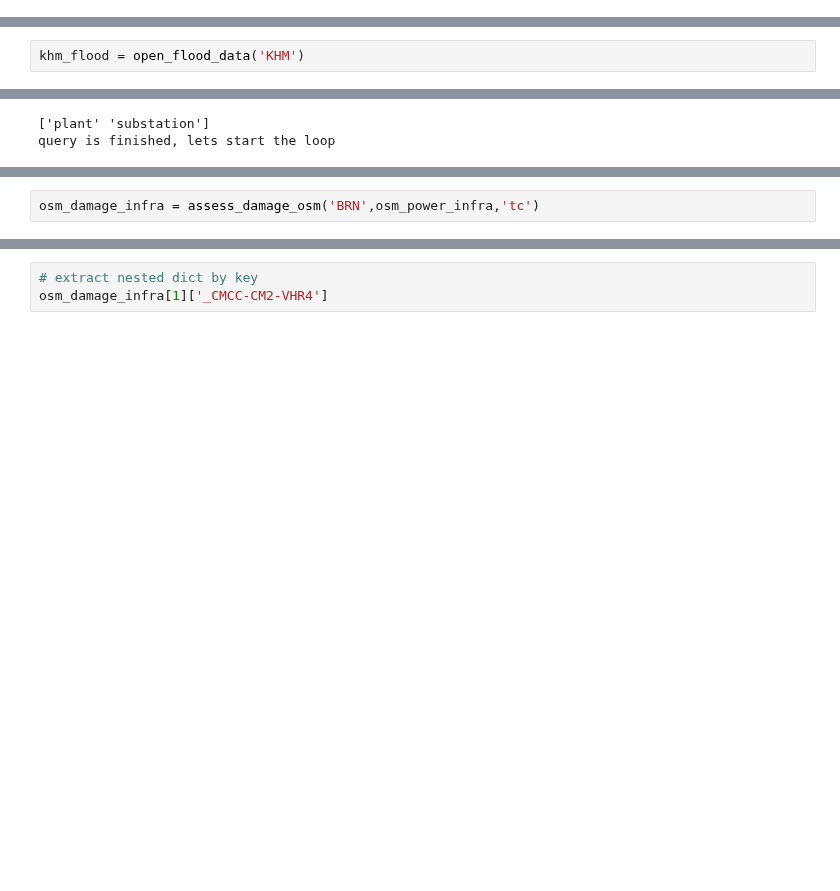
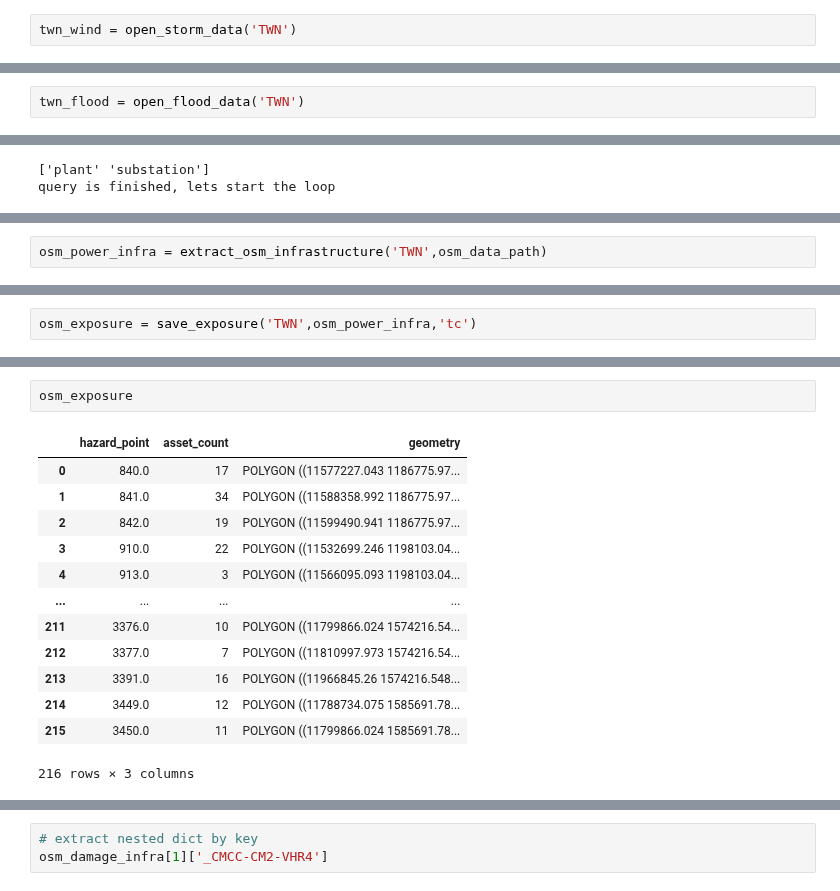
Before and after one commit to Mengqi-Ye/pg_risk_analysis, a Jupyter notebook: notebooks/Example_run.ipynb, the cells around one changed output, grey strips where cells are left out. Cells and saved outputs as stored; diff of their text form; blank space fills up the shorter version.

```diff
--- a/notebooks/Example_run.ipynb
+++ b/notebooks/Example_run.ipynb
@@ -679,5 +680,7 @@ def open_storm_data(country_code):
         df_ds[climate_model] = df_ds_cl
 
     return df_ds
+# %%
+twn_wind = open_storm_data('TWN')
 # %%
 brn_wind = open_storm_data('BRN')
@@ -808,5 +863,5 @@ Wall time: 3min 58s
 # %%
-khm_flood = open_flood_data('KHM')
+twn_flood = open_flood_data('TWN')
 # %% [output]
 Loading historical coastal flood data ...
 Loading future coastal flood data ...
@@ -1271,0 +1089,2 @@ brn_curve[0]
+# %%
+osm_power_infra = extract_osm_infrastructure('TWN',osm_data_path)
@@ -1272,3 +1196,3 @@ brn_curve[0]
 # %%
-osm_damage_infra = assess_damage_osm('BRN',osm_power_infra,'tc')
+osm_exposure = save_exposure('TWN',osm_power_infra,'tc')
 # %% [output]
@@ -1277,0 +1217,16 @@ The ratio_usa for BRN is 0.5201
+# %%
+osm_exposure
+# %% [output]
+|  | hazard_point | asset_count | geometry |
+| 0 | 840.0 | 17 | POLYGON ((11577227.043 1186775.97... |
+| 1 | 841.0 | 34 | POLYGON ((11588358.992 1186775.97... |
+| 2 | 842.0 | 19 | POLYGON ((11599490.941 1186775.97... |
+| 3 | 910.0 | 22 | POLYGON ((11532699.246 1198103.04... |
+| 4 | 913.0 | 3 | POLYGON ((11566095.093 1198103.04... |
+| ... | ... | ... | ... |
+| 211 | 3376.0 | 10 | POLYGON ((11799866.024 1574216.54... |
+| 212 | 3377.0 | 7 | POLYGON ((11810997.973 1574216.54... |
+| 213 | 3391.0 | 16 | POLYGON ((11966845.26 1574216.548... |
+| 214 | 3449.0 | 12 | POLYGON ((11788734.075 1585691.78... |
+| 215 | 3450.0 | 11 | POLYGON ((11799866.024 1585691.78... |
+216 rows × 3 columns
```
Also changed, not shown: parts of 25 cells of this notebook, 13 other files.
